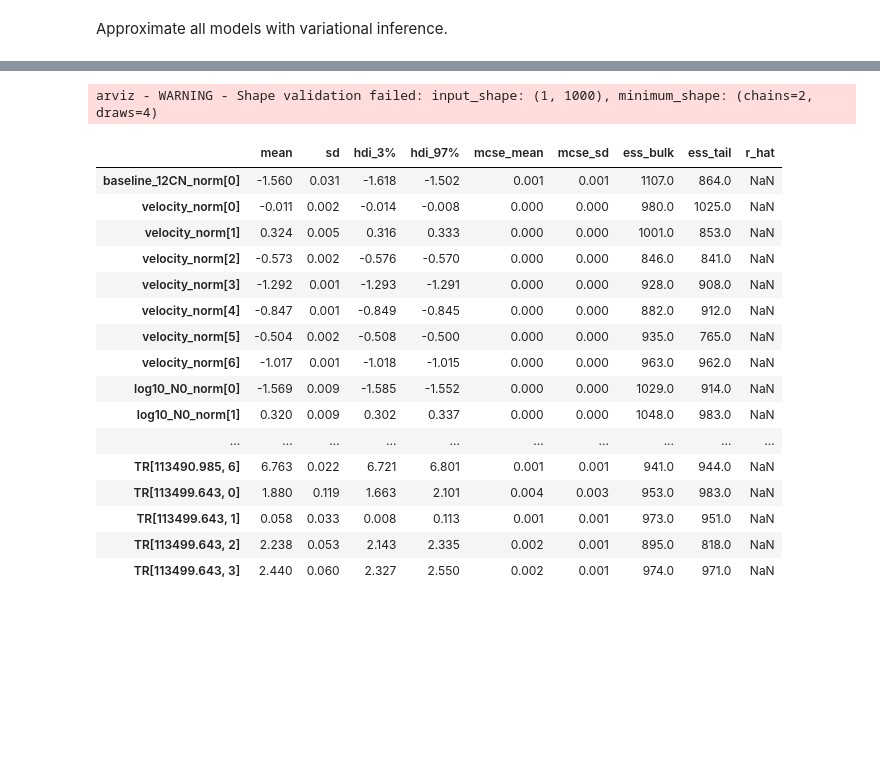
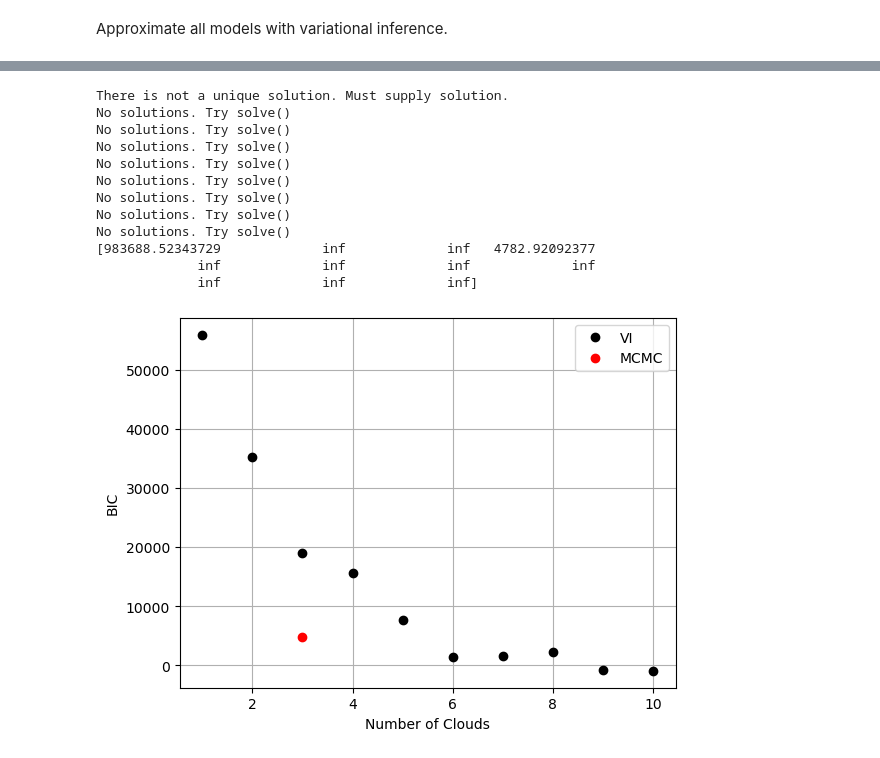
Before and after one commit to tvwenger/bayes_cn_hfs, a Jupyter notebook: docs/source/notebooks/alma_data.ipynb, the cells around one changed output, grey strips where cells are left out. Saved outputs shown, nothing was run; the diff lists cells and outputs as text; code cells hidden in the pictures; blank space fills up the shorter version.

```diff
--- a/docs/source/notebooks/alma_data.ipynb
+++ b/docs/source/notebooks/alma_data.ipynb
@@ -268,7 +235,7 @@ start = time.time()
 fit_kwargs = {
     "n": 100_000,
     "rel_tolerance": 0.01,
-    "abs_tolerance": 0.05,
+    "abs_tolerance": 0.1,
     "learning_rate": 0.01,
 }
 opt.fit_all(**fit_kwargs)
@@ -352,22 +322,26 @@ Initializing NUTS using custom advi+adapt_diag strategy
 # %%
-pm.summary(opt.models[7].trace.posterior)
+null_bic = opt.models[1].null_bic()
+n_clouds = np.arange(max_n_clouds+1)
+bics_mcmc = np.array([null_bic] + [model.bic() for model in opt.models.values()])
+print(bics_mcmc)
+
+plt.plot(n_clouds[1:], bics_vi[1:], 'ko', label="VI")
+plt.plot(n_clouds[1:], bics_mcmc[1:], 'ro', label="MCMC")
+plt.xlabel("Number of Clouds")
+plt.ylabel("BIC")
+_ = plt.legend()
 # %% [output]
-arviz - WARNING - Shape validation failed: input_shape: (1, 1000), minimum_shape: (chains=2, draws=4)
+There is not a unique solution. Must supply solution.
+No solutions. Try solve()
+No solutions. Try solve()
+No solutions. Try solve()
+No solutions. Try solve()
+No solutions. Try solve()
+No solutions. Try solve()
+No solutions. Try solve()
+No solutions. Try solve()
+[983688.52343729             inf             inf   4782.92092377
+             inf             inf             inf             inf
+             inf             inf             inf]
-|  | mean | sd | hdi_3% | hdi_97% | mcse_mean | mcse_sd | ess_bulk | ess_tail | r_hat |
-| baseline_12CN_norm[0] | -1.560 | 0.031 | -1.618 | -1.502 | 0.001 | 0.001 | 1107.0 | 864.0 | NaN |
-| velocity_norm[0] | -0.011 | 0.002 | -0.014 | -0.008 | 0.000 | 0.000 | 980.0 | 1025.0 | NaN |
-| velocity_norm[1] | 0.324 | 0.005 | 0.316 | 0.333 | 0.000 | 0.000 | 1001.0 | 853.0 | NaN |
-| velocity_norm[2] | -0.573 | 0.002 | -0.576 | -0.570 | 0.000 | 0.000 | 846.0 | 841.0 | NaN |
-| velocity_norm[3] | -1.292 | 0.001 | -1.293 | -1.291 | 0.000 | 0.000 | 928.0 | 908.0 | NaN |
-| velocity_norm[4] | -0.847 | 0.001 | -0.849 | -0.845 | 0.000 | 0.000 | 882.0 | 912.0 | NaN |
-| velocity_norm[5] | -0.504 | 0.002 | -0.508 | -0.500 | 0.000 | 0.000 | 935.0 | 765.0 | NaN |
-| velocity_norm[6] | -1.017 | 0.001 | -1.018 | -1.015 | 0.000 | 0.000 | 963.0 | 962.0 | NaN |
-| log10_N0_norm[0] | -1.569 | 0.009 | -1.585 | -1.552 | 0.000 | 0.000 | 1029.0 | 914.0 | NaN |
-| log10_N0_norm[1] | 0.320 | 0.009 | 0.302 | 0.337 | 0.000 | 0.000 | 1048.0 | 983.0 | NaN |
-| ... | ... | ... | ... | ... | ... | ... | ... | ... | ... |
-| TR[113490.985, 6] | 6.763 | 0.022 | 6.721 | 6.801 | 0.001 | 0.001 | 941.0 | 944.0 | NaN |
-| TR[113499.643, 0] | 1.880 | 0.119 | 1.663 | 2.101 | 0.004 | 0.003 | 953.0 | 983.0 | NaN |
-| TR[113499.643, 1] | 0.058 | 0.033 | 0.008 | 0.113 | 0.001 | 0.001 | 973.0 | 951.0 | NaN |
-| TR[113499.643, 2] | 2.238 | 0.053 | 2.143 | 2.335 | 0.002 | 0.001 | 895.0 | 818.0 | NaN |
-| TR[113499.643, 3] | 2.440 | 0.060 | 2.327 | 2.550 | 0.002 | 0.001 | 974.0 | 971.0 | NaN |
+[figure, added]
 # %%
```
Also changed, not shown: parts of 15 cells of this notebook, 16 other files.
